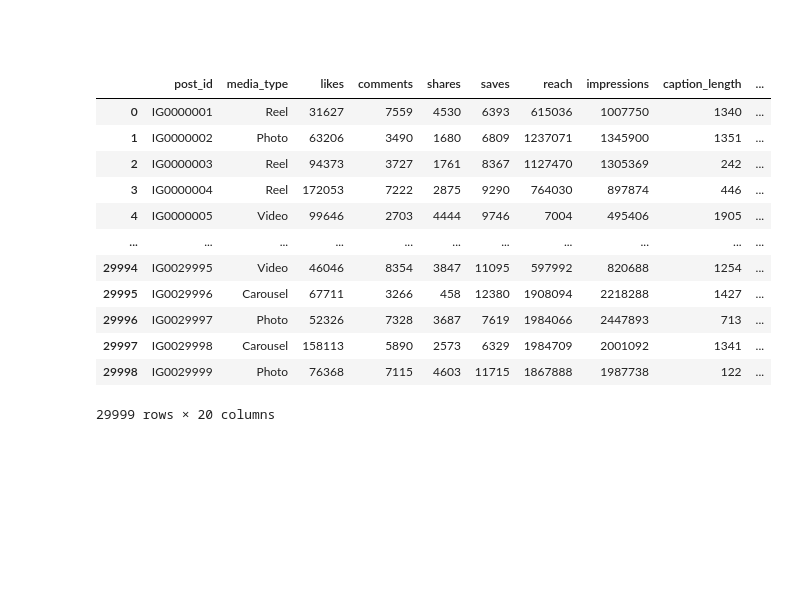
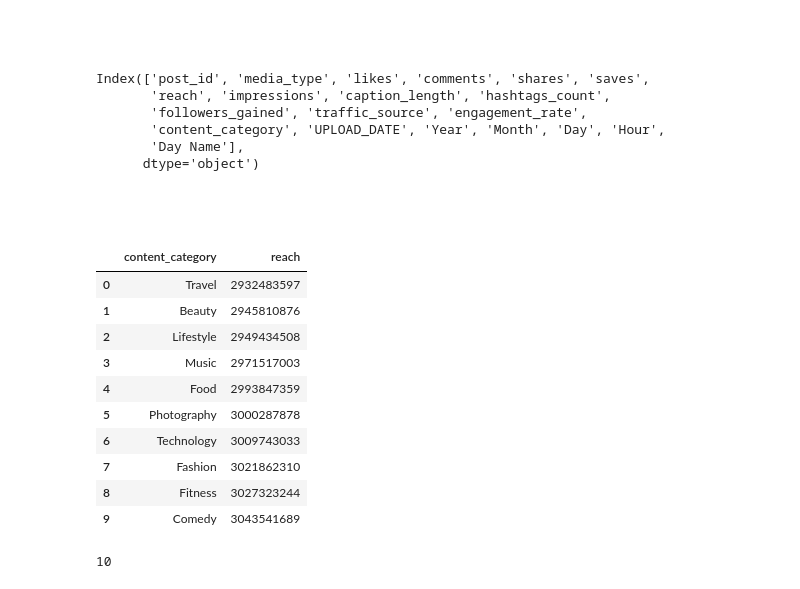
Before and after one commit to Mrwanawad/Instagram-Data-Analysis-Dashboard, a Jupyter notebook: Visualization.ipynb, the cells around one changed output. Cells and saved outputs as stored; diff of their text form; code cells hidden in the pictures; blank space fills up the shorter version.

```diff
--- a/Visualization.ipynb
+++ b/Visualization.ipynb
@@ -68,18 +62,29 @@ with open( 'Artifacts/artifacts.pkl', 'wb' ) as file :
 # %% [markdown]
 <p style = "font-family:Times New Roman;font-size:200%;text-align:left;color:white;">Data Visualization<p>
 # %%
-df
+df.columns
 # %% [output]
-|  | post_id | media_type | likes | comments | shares | saves | reach | impressions | caption_length | ... |
-| 0 | IG0000001 | Reel | 31627 | 7559 | 4530 | 6393 | 615036 | 1007750 | 1340 | ... |
-| 1 | IG0000002 | Photo | 63206 | 3490 | 1680 | 6809 | 1237071 | 1345900 | 1351 | ... |
-| 2 | IG0000003 | Reel | 94373 | 3727 | 1761 | 8367 | 1127470 | 1305369 | 242 | ... |
-| 3 | IG0000004 | Reel | 172053 | 7222 | 2875 | 9290 | 764030 | 897874 | 446 | ... |
-| 4 | IG0000005 | Video | 99646 | 2703 | 4444 | 9746 | 7004 | 495406 | 1905 | ... |
-| ... | ... | ... | ... | ... | ... | ... | ... | ... | ... | ... |
-| 29994 | IG0029995 | Video | 46046 | 8354 | 3847 | 11095 | 597992 | 820688 | 1254 | ... |
-| 29995 | IG0029996 | Carousel | 67711 | 3266 | 458 | 12380 | 1908094 | 2218288 | 1427 | ... |
-| 29996 | IG0029997 | Photo | 52326 | 7328 | 3687 | 7619 | 1984066 | 2447893 | 713 | ... |
-| 29997 | IG0029998 | Carousel | 158113 | 5890 | 2573 | 6329 | 1984709 | 2001092 | 1341 | ... |
-| 29998 | IG0029999 | Photo | 76368 | 7115 | 4603 | 11715 | 1867888 | 1987738 | 122 | ... |
-29999 rows × 20 columns
+Index(['post_id', 'media_type', 'likes', 'comments', 'shares', 'saves',
+       'reach', 'impressions', 'caption_length', 'hashtags_count',
+       'followers_gained', 'traffic_source', 'engagement_rate',
+       'content_category', 'UPLOAD_DATE', 'Year', 'Month', 'Day', 'Hour',
+       'Day Name'],
+      dtype='object')
+# %% [markdown]
+<p style = "font-family:Times New Roman;font-size:200%;text-align:left;color:white;">What Content do achieve the highest reach ? <p>
+# %%
+reach_by_content_category_df = df.groupby( 'content_category' )['reach'].sum().\
+    sort_values( ascending=True ).to_frame().reset_index()
+reach_by_content_category_df
+# %% [output]
+|  | content_category | reach |
+| 0 | Travel | 2932483597 |
+| 1 | Beauty | 2945810876 |
+| 2 | Lifestyle | 2949434508 |
+| 3 | Music | 2971517003 |
+| 4 | Food | 2993847359 |
+| 5 | Photography | 3000287878 |
+| 6 | Technology | 3009743033 |
+| 7 | Fashion | 3021862310 |
+| 8 | Fitness | 3027323244 |
+| 9 | Comedy | 3043541689 |
@@ -85,0 +104,4 @@ df
+# %%
+df['content_category'].nunique()
+# %% [output]
+10
```
Also changed, not shown: parts of 5 cells of this notebook, 2 other files.
